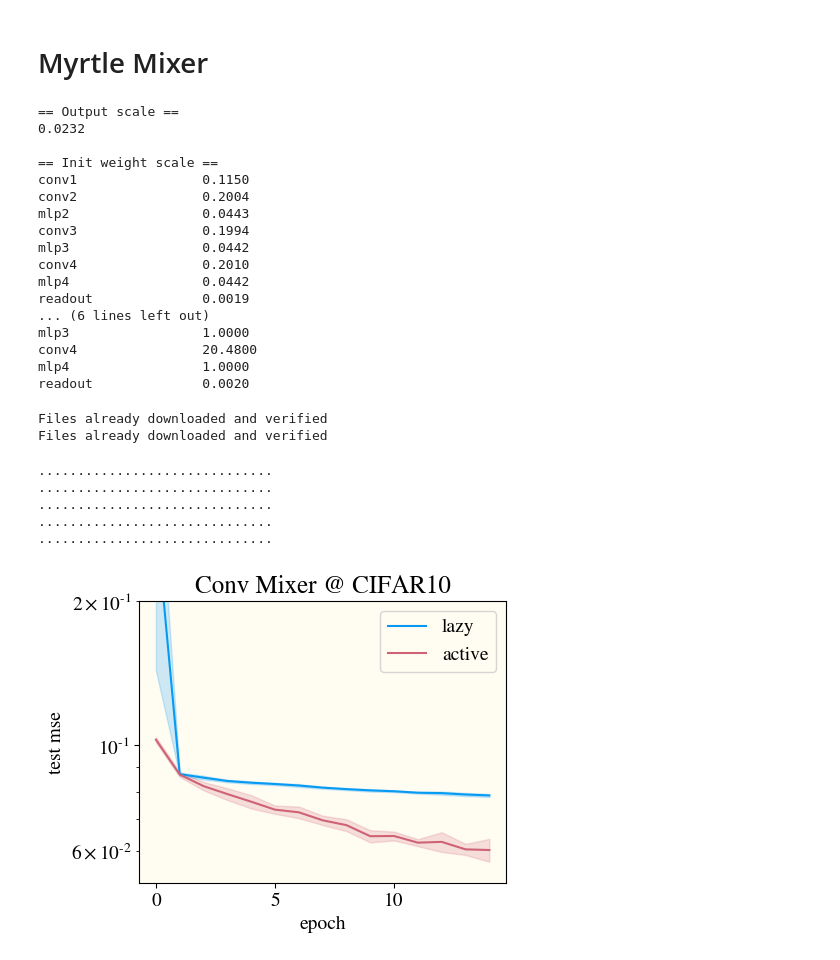
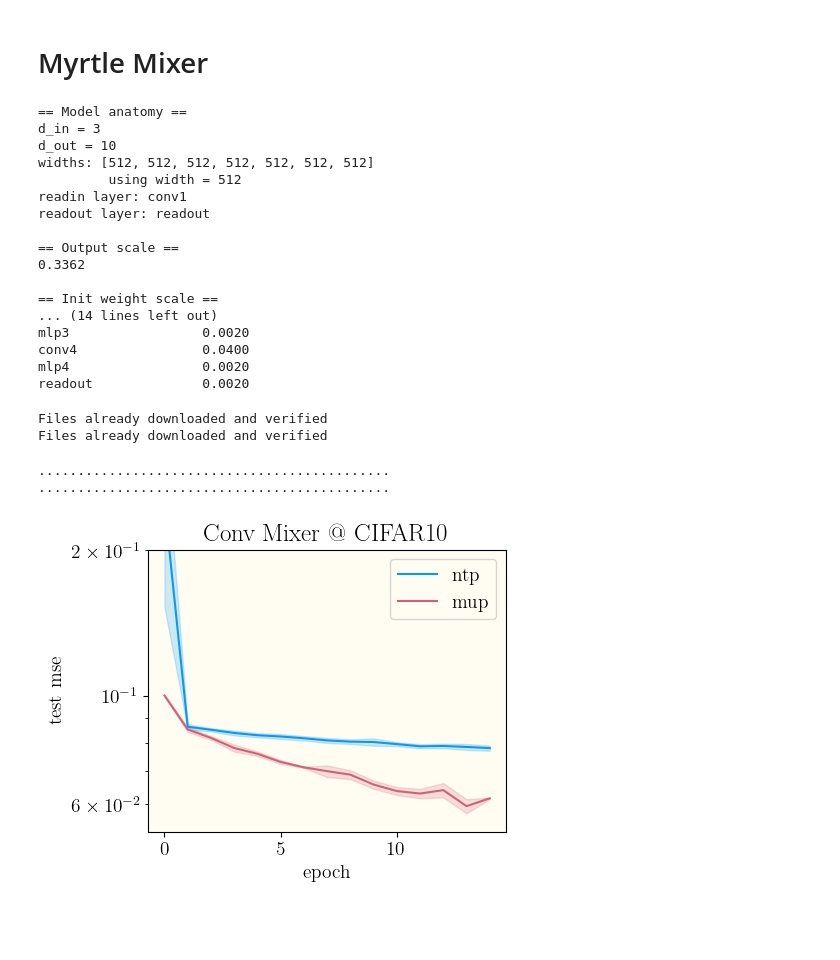
Before and after one commit to dkarkada/mupify, a Jupyter notebook: example.ipynb, the cells around one changed output. Saved outputs shown, nothing was run; the diff lists cells and outputs as text; code cells hidden in the pictures; blank space fills up the shorter version.

```diff
--- a/example.ipynb
+++ b/example.ipynb
@@ -13,6 +13,10 @@ plt.rc("figure", dpi=100, facecolor=(1, 1, 1))
 plt.rc("font", family='stixgeneral', size=14)
 plt.rc("axes", facecolor=(1, .99, .95), titlesize=18)
 plt.rc("mathtext", fontset='cm')
+plt.rc('text', usetex=True)
+plt.rc('text.latex', preamble=
+       r"""\usepackage{bm}
+       \usepackage{physics}""")
 # %%
 def test_error(model, test_loader):
     model.eval()
@@ -187,14 +373,11 @@ class Myrtle5(nn.Module):
 
 device = torch.device("cuda" if torch.cuda.is_available() else "cpu")
 # %%
-WIDTH = 512
-param = 'mup'
-gamma = np.sqrt(WIDTH)
+param = 'mup'    # choose one of ["ntp", "mup", "mfp", "ntp-lr", "mup-lr"].
 
-model = Myrtle5(chan_in=3, d_out=10, width=WIDTH).to(device)
+model = Myrtle5(chan_in=3, d_out=10, width=512).to(device)
 optimizer = torch.optim.SGD(model.parameters(), lr=1, momentum=0.9)
-mupify(model, optimizer, readin='conv1', readout='readout',
-       gamma=gamma, param=param)
+mupify(model, optimizer, param=param, verbose=True)
 
 inp = torch.normal(0, 1, size=(256, 3, 32, 32)).cuda()
 print_model_measurements(model, optimizer, inp)
@@ -314,34 +491,31 @@ class MyrtleMixer5(nn.Module):
 
 device = torch.device("cuda" if torch.cuda.is_available() else "cpu")
 # %%
-WIDTH = 512
-param = 'stp'
-gamma = np.sqrt(WIDTH)
+param = 'ntp-lr'
 
-model = MyrtleMixer5(chan_in=3, d_out=10, width=WIDTH).to(device)
+model = MyrtleMixer5(chan_in=3, d_out=10, width=512).to(device)
 optimizer = torch.optim.SGD(model.parameters(), lr=1, momentum=0.9)
-mupify(model, optimizer, readin='conv1', readout='readout',
-       gamma=gamma, param=param)
+mupify(model, optimizer, param=param, verbose=True)
 
 inp = torch.normal(0, 1, size=(256, 3, 32, 32)).cuda()
 print_model_measurements(model, optimizer, inp)
 # %% [output]
+== Model anatomy ==
+d_in = 3
+d_out = 10
+widths: [512, 512, 512, 512, 512, 512, 512]
+         using width = 512
+readin layer: conv1
+readout layer: readout
+
 == Output scale ==
-0.0232
+0.3362
 
 == Init weight scale ==
-conv1                0.1150
-conv2                0.2004
-mlp2                 0.0443
-conv3                0.1994
-mlp3                 0.0442
-conv4                0.2010
-mlp4                 0.0442
-readout              0.0019
-... (6 lines left out)
-mlp3                 1.0000
-conv4                20.4800
-mlp4                 1.0000
+... (14 lines left out)
+mlp3                 0.0020
+conv4                0.0400
+mlp4                 0.0020
 readout              0.0020
 # %%
 imdata = ImageData("cifar10", 'data')
@@ -358,16 +532,15 @@ Files already downloaded and verified
 Files already downloaded and verified
 # %%
 WIDTH = 128
-ntrials = 5
+ntrials = 3
 nepochs = 15
 test_errors = np.empty((2, ntrials, nepochs))
 
-for trial in range(ntrials):
-    for i, gamma in enumerate([1, np.sqrt(WIDTH)]):
+for i, param in enumerate(["ntp", "mup"]):
+    for trial in range(ntrials):
         model = MyrtleMixer5(chan_in=3, d_out=10, width=WIDTH).to(device)
         optimizer = torch.optim.SGD(model.parameters(), lr=1, momentum=0.9)
-        mupify(model, optimizer, readin='conv1', readout='readout',
-                gamma=gamma, param='stp')
+        mupify(model, optimizer, param=param)
         for epoch in range(nepochs):
             print('.', end='')
             test_loss, accuracy = test_error(model, test_loader)
@@ -380,32 +553,27 @@ for trial in range(ntrials):
                 optimizer.step()
     print()
 # %% [output]
-..............................
-..............................
-..............................
-..............................
-..............................
+.............................................
+.............................................
 # %%
 plt.figure(figsize=(5, 4))
 
-labels = ['lazy', 'active']
+labels = ["ntp", "mup"]
 colors = ['xkcd:azure', 'xkcd:rose']
-for j, gamma in enumerate([1, np.sqrt(WIDTH)]):
-    label = labels[j]
-    color = colors[j]
-    acc = test_errors[j]
+for i, label in enumerate(labels):
+    acc = test_errors[i]
     mean, std = acc.mean(axis=0), acc.std(axis=0)
     epochs = np.arange(len(mean))
-    plt.plot(epochs, mean, color=color, label=label)
-    plt.fill_between(epochs, mean-std, mean+std, alpha=0.2, color=color)
+    plt.plot(epochs, mean, color=colors[i], label=label)
+    plt.fill_between(epochs, mean-std, mean+std, alpha=0.2, color=colors[i])
 
 plt.title('Conv Mixer @ CIFAR10')
 plt.legend()
 plt.yscale('log')
 plt.ylabel('test mse')
 plt.ylim(top=0.2)
 plt.xlabel('epoch')
 plt.tight_layout()
 plt.show()
 # %% [output]
-[figure, old version]
+[figure, new version]
```
Also changed, not shown: parts of 18 cells of this notebook, 2 other files.
